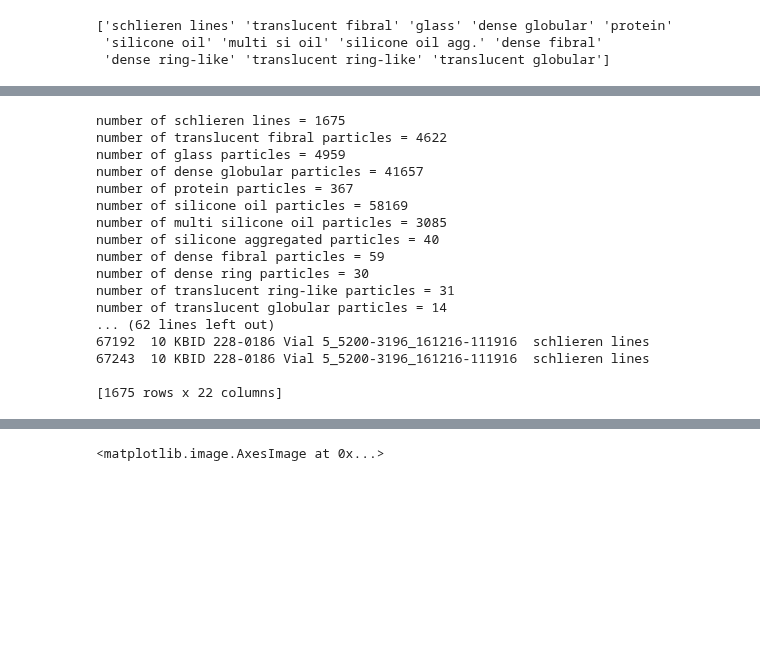
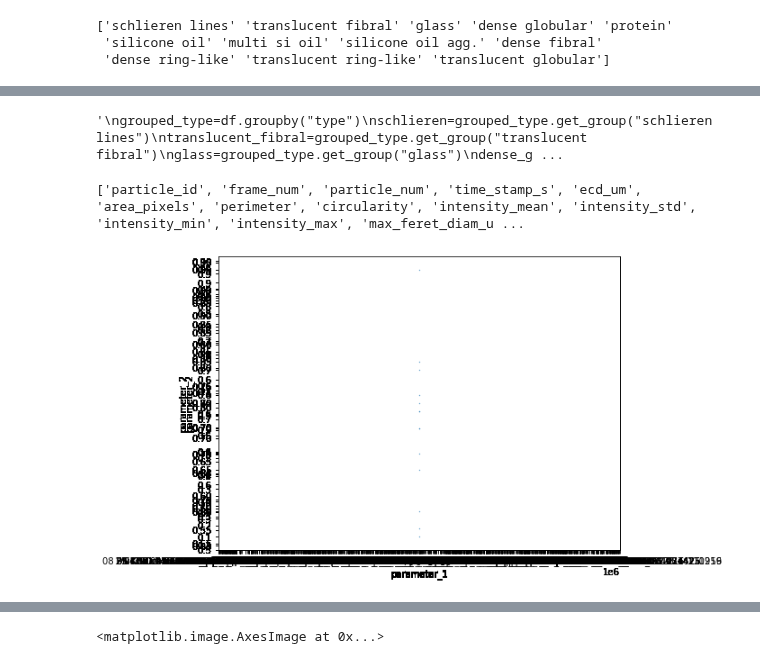
Before and after one commit to Scottholman33/KBI, a Jupyter notebook: KBI_Python_Start.ipynb, the cells around one changed output, grey strips where cells are left out. Drawn from its saved outputs; the diff is of its cells as text; code cells hidden in the pictures; blank space fills up the shorter version.

```diff
--- a/KBI_Python_Start.ipynb
+++ b/KBI_Python_Start.ipynb
@@ -103,13 +103,14 @@ print(types)
  'silicone oil' 'multi si oil' 'silicone oil agg.' 'dense fibral'
  'dense ring-like' 'translucent ring-like' 'translucent globular']
 # %%
-"""
-probably a way to automate this but can't figure it out - christian
+#Function to group particle type with amount of data for that particle
+from utils import group_particles
+#fig=plt.figure(figsize=(10,7))
+# ax1=fig.add_subplot(1,1,1)
 
-grouped_type=df.groupby("type")
+for x in types:
+    group_particles(df,x)
 
-for idx, name in enumerate(types):
-    list[idx]=grouped_type.get_group(name)
-return list
-"""
+# create a plot, input plot into function, filter data by data type, pass
+# loop through all particle/types defined in array "types"
 # %% [output]
@@ -117,4 +129,5 @@ return list
 # %%
+'''
 grouped_type=df.groupby("type")
 schlieren=grouped_type.get_group("schlieren lines")
 translucent_fibral=grouped_type.get_group("translucent fibral")
@@ -141,25 +154,36 @@ print("number of dense fibral particles =", dense_fibral.shape[0])
 print("number of dense ring particles =", dense_ring.shape[0])
 print("number of translucent ring-like particles =", translucent_ring.shape[0])
 print("number of translucent globular particles =", translucent_glob.shape[0])
-print(schlieren)
+'''
 # %% [output]
-number of schlieren lines = 1675
-number of translucent fibral particles = 4622
-number of glass particles = 4959
-number of dense globular particles = 41657
-number of protein particles = 367
-number of silicone oil particles = 58169
-number of multi silicone oil particles = 3085
-number of silicone aggregated particles = 40
-number of dense fibral particles = 59
-number of dense ring particles = 30
-number of translucent ring-like particles = 31
-number of translucent globular particles = 14
-... (62 lines left out)
-67192  10 KBID 228-0186 Vial 5_5200-3196_161216-111916  schlieren lines
-67243  10 KBID 228-0186 Vial 5_5200-3196_161216-111916  schlieren lines
-
-[1675 rows x 22 columns]
+'\ngrouped_type=df.groupby("type")\nschlieren=grouped_type.get_group("schlieren lines")\ntranslucent_fibral=grouped_type.get_group("translucent fibral")\nglass=grouped_type.get_group("glass")\ndense_g ...
+# %%
+#from utils import make_scatter
+
+fig=plt.figure(figsize=(8,6))
+
+parameters=df.columns.unique()
+parameter_list=[]
+for parameter in parameters:
+    parameter_list.append(parameter)
+print(parameter_list)
+
+def make_scatter(fig, df, particle_type, parameter_1, parameter_2):
+    type_df=df.loc[df["type"]==particle_type]
+    ax1=fig.add_subplot(1,1,1)
+    ax1.set_xlabel('parameter_1')
+    ax1.set_ylabel('parameter_2')
+    ax1.scatter(type_df[parameter_1], type_df[parameter_2], s=0.1, label="particle_type")
+# essentially trying to create a parameter list that I can call any parameter into my function as parameter 1 and 2
+# then plot the particle type versus those two parameters
+# I want to loop through all the particle types and parameter combinations, if possible, plotting all types on a graph against inputted parameters
+
+for x in types:
+    for y in parameter_list:
+        make_scatter(fig, df, x, y, "circularity")
+# %% [output]
+['particle_id', 'frame_num', 'particle_num', 'time_stamp_s', 'ecd_um', 'area_pixels', 'perimeter', 'circularity', 'intensity_mean', 'intensity_std', 'intensity_min', 'intensity_max', 'max_feret_diam_u ...
+[figure, added]
 # %%
 
 fig=plt.figure(figsize=(8,6))
```
Also changed, not shown: parts of 18 cells of this notebook.
